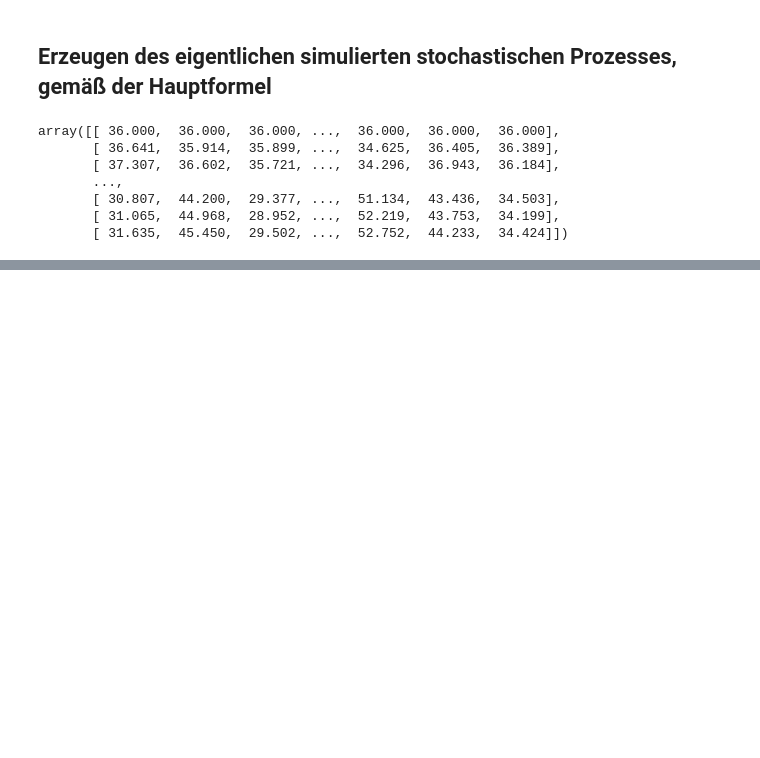
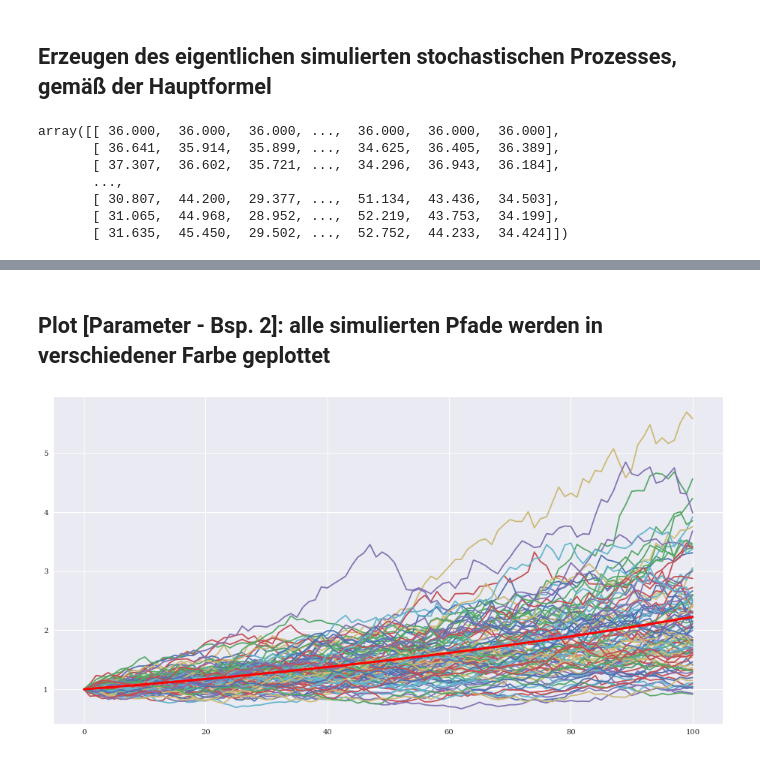
Before and after one commit to quantomas/BlackScholes, a Jupyter notebook: examples_BS_2.ipynb, the cells around one changed output, grey strips where cells are left out. Saved outputs shown, nothing was run; the diff lists cells and outputs as text; code cells hidden in the pictures; blank space fills up the shorter version.

```diff
--- a/examples_BS_2.ipynb
+++ b/examples_BS_2.ipynb
@@ -112,0 +119,16 @@ plt.plot(m_grid, exp_val, 'r-', linewidth=3);
+# %% [markdown]
+## Plot [Parameter - Bsp. 2]: alle simulierten Pfade werden in verschiedener Farbe geplottet
+# %%
+m_grid = np.arange(0, M + 1)
+t_grid = T * m_grid / M
+exp_val = S0 * np.exp(r * t_grid)
+
+plt.style.use('seaborn')
+mpl.rcParams['font.family'] = 'serif'
+mpl.rcParams['savefig.dpi'] = 300
+plt.figure(figsize=(16, 8))
+plt.plot(S[:, :100])
+# plt.plot(S[:, 10:20]);
+plt.plot(m_grid, exp_val, 'r-', linewidth=3);
+# %% [output]
+[figure, added]
```
Also changed, not shown: parts of 8 cells of this notebook.
